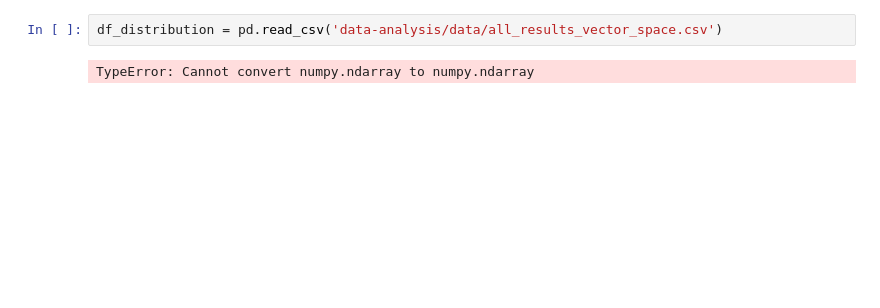
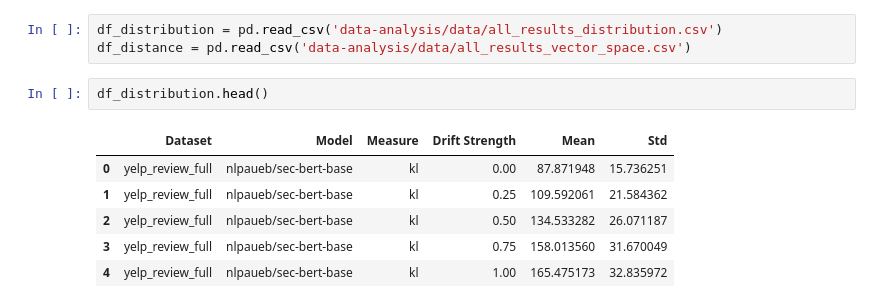
Before and after one commit to jasperbruin/driftwatch, a Jupyter notebook: LAB-experiments/final_experiments/data-analysis.ipynb, the cells around one changed output. Saved outputs shown, nothing was run; the diff lists cells and outputs as text; blank space fills up the shorter version.

```diff
--- a/LAB-experiments/final_experiments/data-analysis.ipynb
+++ b/LAB-experiments/final_experiments/data-analysis.ipynb
@@ -5,4 +9,12 @@ TypeError: Cannot convert numpy.ndarray to numpy.ndarray
 # %%
-df_distribution = pd.read_csv('data-analysis/data/all_results_vector_space.csv')
+df_distribution = pd.read_csv('data-analysis/data/all_results_distribution.csv')
+df_distance = pd.read_csv('data-analysis/data/all_results_vector_space.csv')
-# %% [output]
-TypeError: Cannot convert numpy.ndarray to numpy.ndarray
+# %%
+df_distribution.head()
+# %% [output]
+|  | Dataset | Model | Measure | Drift Strength | Mean | Std |
+| 0 | yelp_review_full | nlpaueb/sec-bert-base | kl | 0.00 | 87.871948 | 15.736251 |
+| 1 | yelp_review_full | nlpaueb/sec-bert-base | kl | 0.25 | 109.592061 | 21.584362 |
+| 2 | yelp_review_full | nlpaueb/sec-bert-base | kl | 0.50 | 134.533282 | 26.071187 |
+| 3 | yelp_review_full | nlpaueb/sec-bert-base | kl | 0.75 | 158.013560 | 31.670049 |
+| 4 | yelp_review_full | nlpaueb/sec-bert-base | kl | 1.00 | 165.475173 | 32.835972 |
```
Also changed, not shown: parts of 4 cells of this notebook, 36 other files.
